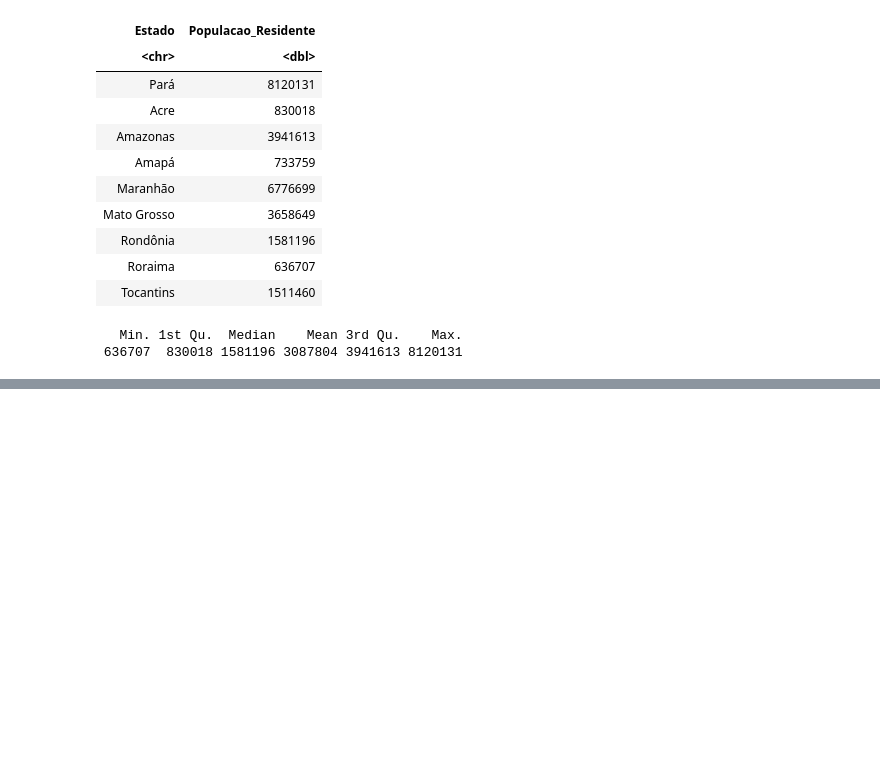
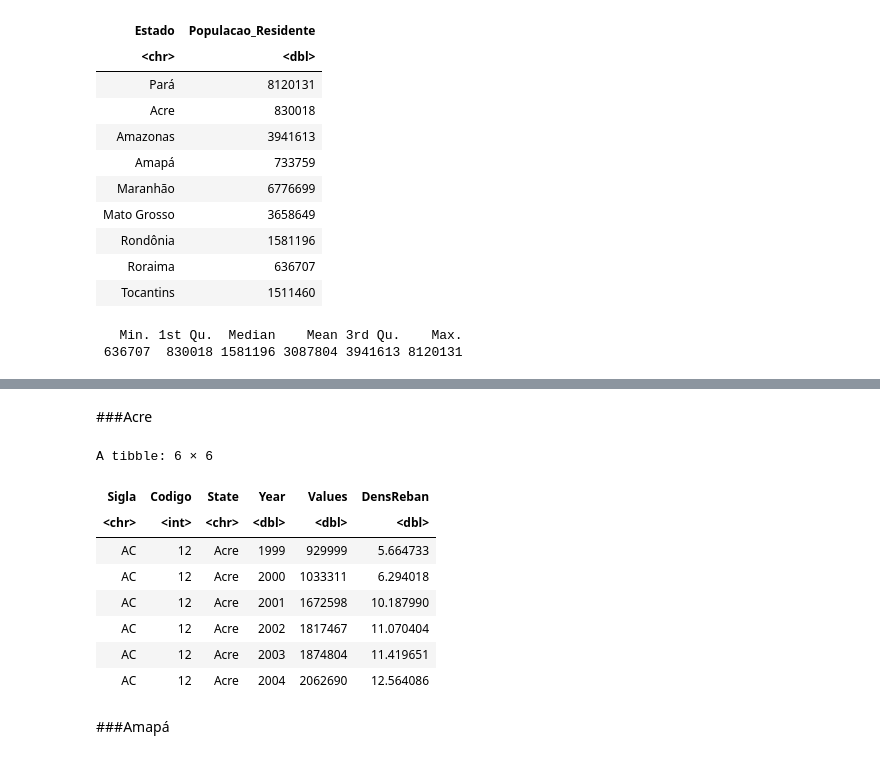
Before and after one commit to guilherme-co5/DesmacR-Colab-25.1, a Jupyter notebook: DesmacR.ipynb, the cells around one changed output, grey strips where cells are left out. Saved outputs shown, nothing was run; the diff lists cells and outputs as text; code cells hidden in the pictures; blank space fills up the shorter version.

```diff
--- a/DesmacR.ipynb
+++ b/DesmacR.ipynb
@@ -1649,0 +1893,2 @@ summary(dt.populacao$Populacao_Residente)
+# %%
+df.RebanRO <- dt.RebanBov[dt.RebanBov$Codigo == 11, ]
@@ -1649,0 +1902,2 @@ summary(dt.populacao$Populacao_Residente)
+# %%
+df.RebanRR <- dt.RebanBov[dt.RebanBov$Codigo == 14, ]
@@ -1649,0 +1911,2 @@ summary(dt.populacao$Populacao_Residente)
+# %%
+df.RebanTO <- dt.RebanBov[dt.RebanBov$Codigo == 17, ]
@@ -1649,0 +1935,18 @@ summary(dt.populacao$Populacao_Residente)
+# %% [markdown]
+###Acre
+# %%
+df.RebanAC$DensReban <- df.RebanAC$Values / 164173.5
+# %%
+head(df.RebanAC)
+# %% [output]
+A tibble: 6 × 6
+| Sigla | Codigo | State | Year | Values | DensReban |
+| <chr> | <int> | <chr> | <dbl> | <dbl> | <dbl> |
+| AC | 12 | Acre | 1999 | 929999 | 5.664733 |
+| AC | 12 | Acre | 2000 | 1033311 | 6.294018 |
+| AC | 12 | Acre | 2001 | 1672598 | 10.187990 |
+| AC | 12 | Acre | 2002 | 1817467 | 11.070404 |
+| AC | 12 | Acre | 2003 | 1874804 | 11.419651 |
+| AC | 12 | Acre | 2004 | 2062690 | 12.564086 |
+# %% [markdown]
+###Amapá
```
Also changed, not shown: parts of 115 cells of this notebook.
